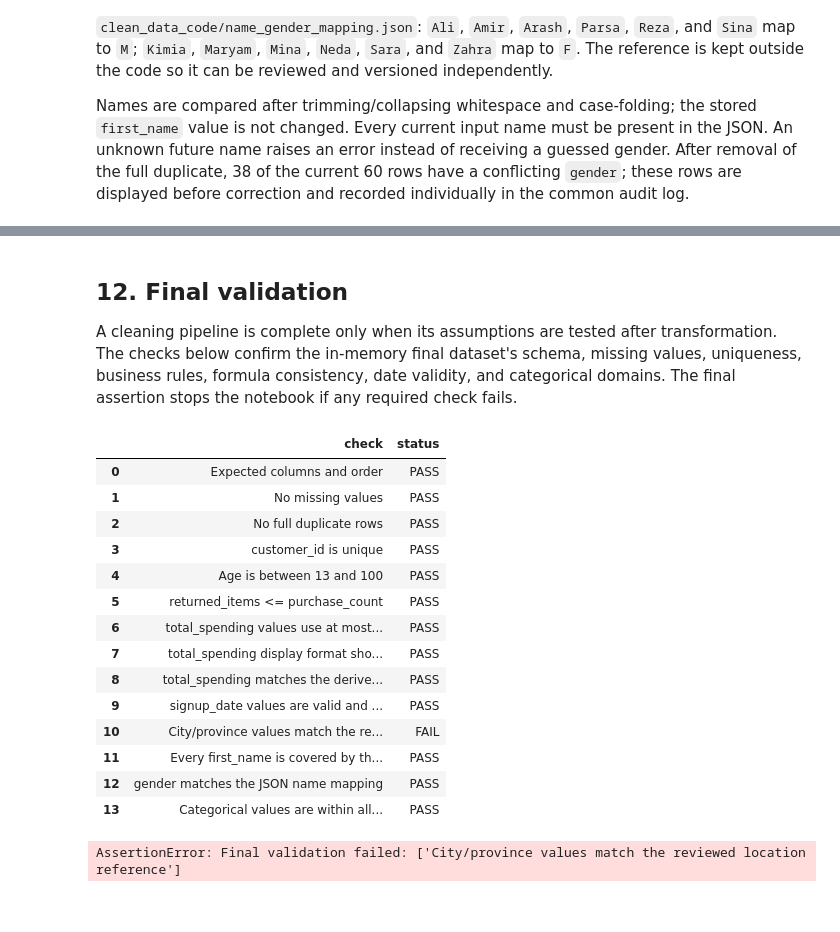
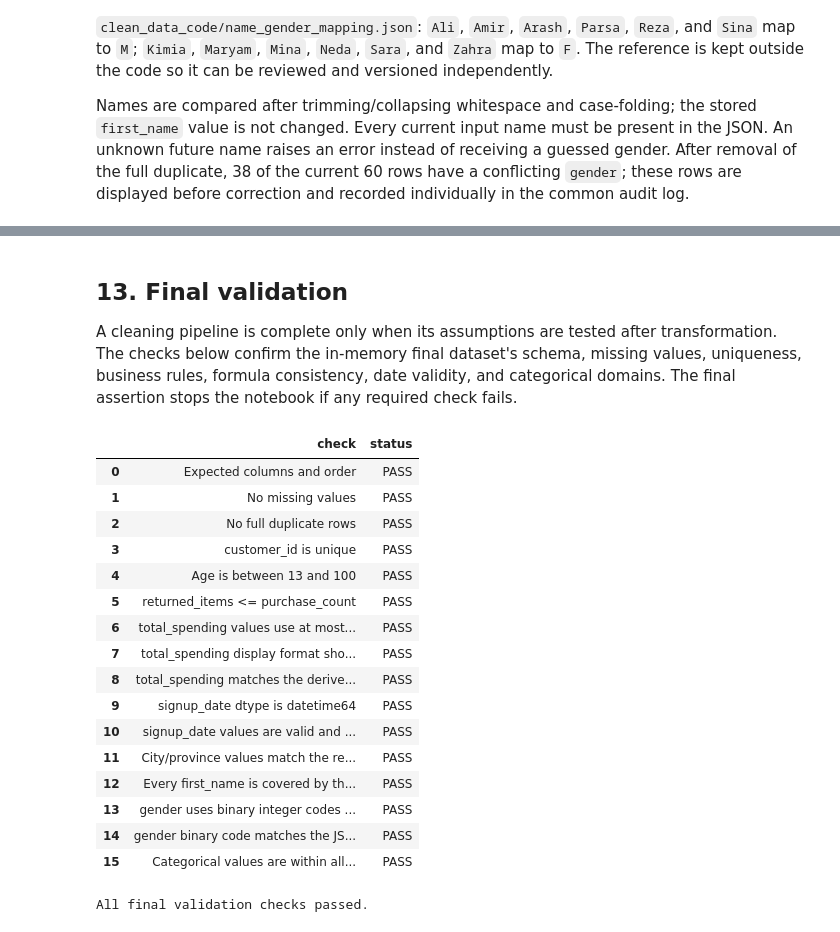
Before and after one commit to StudyBuildCommunity/studybuild-data-cleaning-01, a Jupyter notebook: submissions/FatemehDehghan224/clean_data_code/customer_data_cleaning_pipeline.ipynb, the cells around one changed output, grey strips where cells are left out. Drawn from its saved outputs; the diff is of its cells as text; code cells hidden in the pictures.

```diff
--- a/submissions/FatemehDehghan224/clean_data_code/customer_data_cleaning_pipeline.ipynb
+++ b/submissions/FatemehDehghan224/clean_data_code/customer_data_cleaning_pipeline.ipynb
@@ -57,6 +60,8 @@ pd.set_option("display.max_rows", 100)
 RAW_FILENAME = "raw_dataset_FatemehDehghan224.xlsx"
 NAME_GENDER_MAPPING_FILENAME = "name_gender_mapping.json"
 ALLOWED_GENDER_CODES = {"M", "F"}
+GENDER_BINARY_MAPPING = {"F": 0, "M": 1}
+BINARY_GENDER_CODES = set(GENDER_BINARY_MAPPING.values())
 PROJECT_ROOT = next(
     (candidate for candidate in (Path.cwd(), *Path.cwd().parents)
      if (candidate / "data" / RAW_FILENAME).exists()),
@@ -245,7 +250,7 @@ CITY_PROVINCE_REFERENCE = {
     "Isfahan": "Isfahan",
     "Karaj": "Alborz",
     "Mashhad": "Khorasan Razavi",
-    "Rasht": "Giluan",
+    "Rasht": "Guilan",
     "Shiraz": "Fars",
     "Tabriz": "East Azerbaijan",
     "Tehran": "Tehran",
@@ -267,10 +272,13 @@ PROVINCE_ALIASES = {
     "alborz": "Alborz",
     "east azerbaijan": "East Azerbaijan",
     "fars": "Fars",
-    "gilan": "Giluan",
+    "gilan": "Guilan",
+    "guilan": "Guilan",
+    "giluan": "Guilan",
     "isfahan": "Isfahan",
     "esfahan": "Isfahan",
     "khorasan": "Khorasan Razavi",
+    "khorasan razavi": "Khorasan Razavi",
     "khuzestan": "Khuzestan",
     "tehran": "Tehran",
 }
@@ -1310,5 +1450,5 @@ display(all_changes)
 # %% [markdown]
-## 12. Final validation
+## 13. Final validation
 
 A cleaning pipeline is complete only when its assumptions are tested after transformation. The checks below confirm the in-memory final dataset's schema, missing values, uniqueness, business rules, formula consistency, date validity, and categorical domains. The final assertion stops the notebook if any required check fails.
 # %%
@@ -1322,12 +1462,14 @@ final_total_spending = pd.to_numeric(validated_final["total_spending"], errors="
 actual_spending = final_total_spending.round(TOTAL_SPENDING_DECIMALS)
 parsed_signup = pd.to_datetime(validated_final["signup_date"], errors="coerce")
 final_normalized_names = validated_final["first_name"].map(normalize_text)
-final_expected_gender = final_normalized_names.map(normalized_name_gender_mapping)
-final_current_gender = validated_final["gender"].astype("string").str.strip().str.upper()
+final_expected_gender_label = final_normalized_names.map(normalized_name_gender_mapping)
+final_expected_gender_code = final_expected_gender_label.map(GENDER_BINARY_MAPPING)
+final_current_gender_code = pd.to_numeric(validated_final["gender"], errors="coerce")
 final_location_issues = assess_location_consistency(validated_final)
+final_allowed_values = {**ALLOWED_VALUES, "gender": BINARY_GENDER_CODES}
 category_violations = sum(
     int((validated_final[column].notna() & ~validated_final[column].isin(allowed)).sum())
-    for column, allowed in ALLOWED_VALUES.items()
+    for column, allowed in final_allowed_values.items()
 )
 
 validation_results = [
@@ -1340,39 +1482,47 @@ validation_results = [
      bool((validated_final["returned_items"] <= validated_final["purchase_count"]).all())),
     ("total_spending values use at most three decimal places",
      bool(((final_total_spending - actual_spending).abs() <= SPENDING_TOLERANCE).all())),
     ("total_spending display format shows exactly three decimal places",
      TOTAL_SPENDING_DISPLAY_FORMAT.format(1.2) == "1.200"),
     ("total_spending matches the derived formula",
      bool(((actual_spending - expected_spending).abs() <= SPENDING_TOLERANCE).all())),
+    ("signup_date dtype is datetime64",
+     bool(pd.api.types.is_datetime64_any_dtype(validated_final["signup_date"]))),
     ("signup_date values are valid and not in the future",
      bool(parsed_signup.notna().all() and (parsed_signup.dt.date <= date.today()).all())),
     ("City/province values match the reviewed location reference", final_location_issues.empty),
-    ("Every first_name is covered by the JSON mapping", bool(final_expected_gender.notna().all())),
-    ("gender matches the JSON name mapping", bool(final_current_gender.eq(final_expected_gender).all())),
+    ("Every first_name is covered by the JSON mapping", bool(final_expected_gender_label.notna().all())),
+    ("gender uses binary integer codes F=0 and M=1",
+     bool(pd.api.types.is_integer_dtype(validated_final["gender"])
+          and validated_final["gender"].isin(BINARY_GENDER_CODES).all())),
+    ("gender binary code matches the JSON name mapping",
+     bool(final_current_gender_code.eq(final_expected_gender_code).all())),
     ("Categorical values are within allowed domains", category_violations == 0),
 ]
 validation_summary = pd.DataFrame(validation_results, columns=["check", "passed"])
 validation_summary["status"] = validation_summary["passed"].map({True: "PASS", False: "FAIL"})
 display(validation_summary[["check", "status"]])
 
 failed_checks = validation_summary.loc[~validation_summary["passed"], "check"].tolist()
 assert not failed_checks, f"Final validation failed: {failed_checks}"
 print("All final validation checks passed.")
 # %% [output]
 |  | check | status |
 | 0 | Expected columns and order | PASS |
 | 1 | No missing values | PASS |
 | 2 | No full duplicate rows | PASS |
 | 3 | customer_id is unique | PASS |
 | 4 | Age is between 13 and 100 | PASS |
 | 5 | returned_items <= purchase_count | PASS |
 | 6 | total_spending values use at most... | PASS |
 | 7 | total_spending display format sho... | PASS |
 | 8 | total_spending matches the derive... | PASS |
-| 9 | signup_date values are valid and ... | PASS |
-| 10 | City/province values match the re... | FAIL |
-| 11 | Every first_name is covered by th... | PASS |
-| 12 | gender matches the JSON name mapping | PASS |
-| 13 | Categorical values are within all... | PASS |
+| 9 | signup_date dtype is datetime64 | PASS |
+| 10 | signup_date values are valid and ... | PASS |
+| 11 | City/province values match the re... | PASS |
+| 12 | Every first_name is covered by th... | PASS |
+| 13 | gender uses binary integer codes ... | PASS |
+| 14 | gender binary code matches the JS... | PASS |
+| 15 | Categorical values are within all... | PASS |
-AssertionError: Final validation failed: ['City/province values match the reviewed location reference']
+All final validation checks passed.
 # %% [markdown]
```
Also changed, not shown: parts of 10 cells of this notebook, 1 other file.
